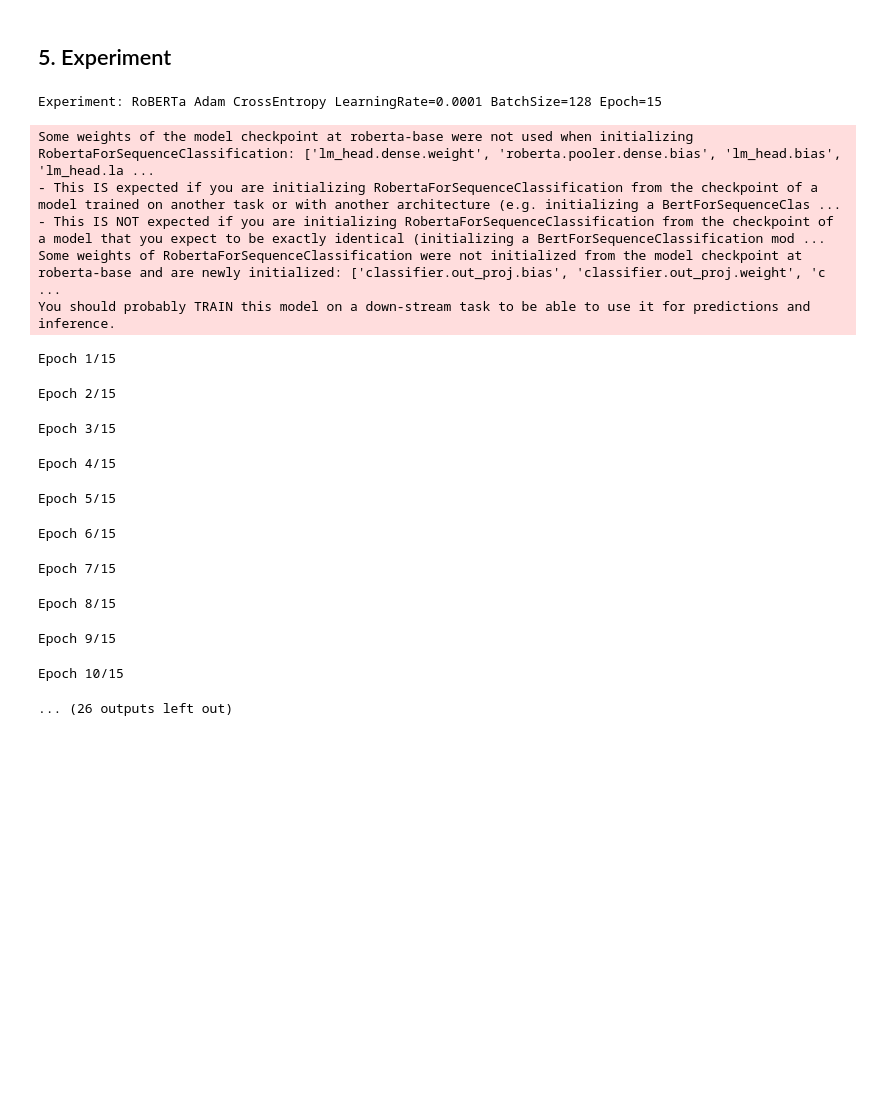
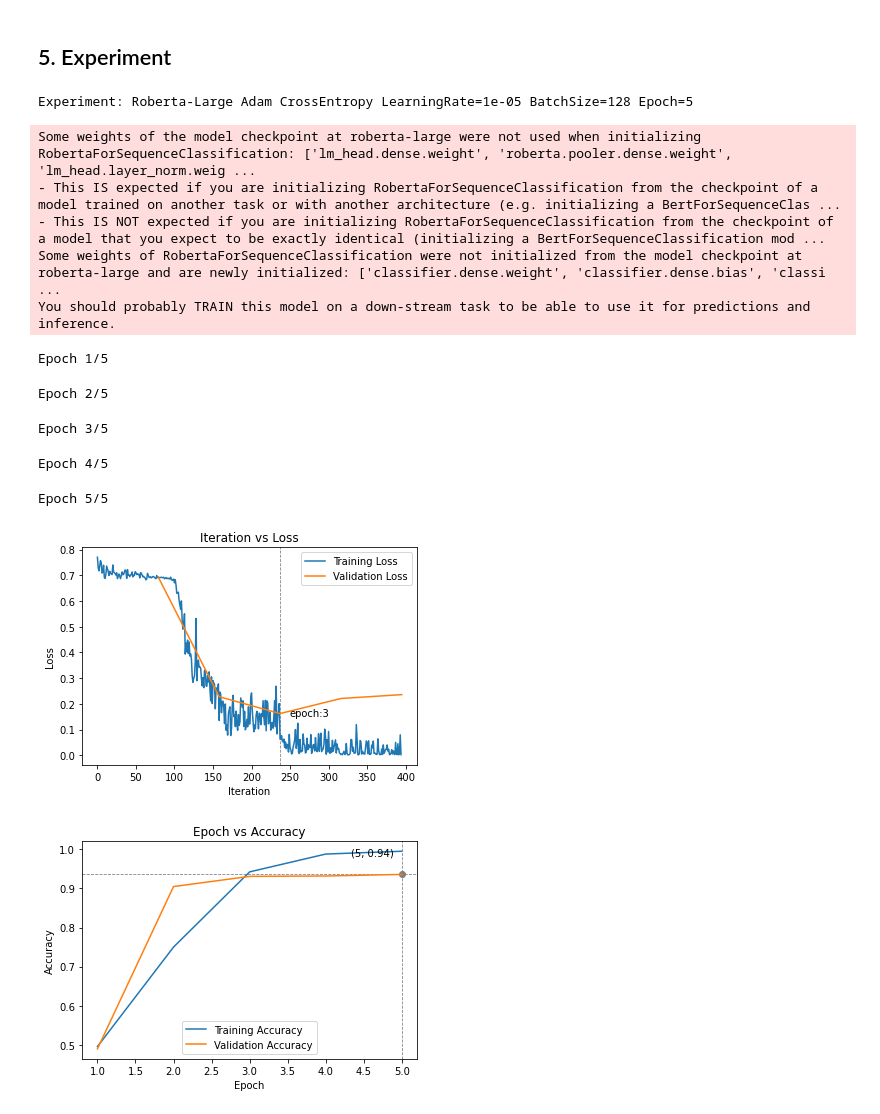
Before and after one commit to LetianLee/MSc-Project-SemEval2020-Task4, a Jupyter notebook: MSc Project/Experiment/Experiment_Subtask_A.ipynb, the cells around one changed output. Cells and saved outputs as stored; diff of their text form; code cells hidden in the pictures; blank space fills up the shorter version.

Commit message:
Adapt to use different pre-trained models. The accuracy of Subtask A is improved to 0.936 !

```diff
--- a/MSc Project/Experiment/Experiment_Subtask_A.ipynb
+++ b/MSc Project/Experiment/Experiment_Subtask_A.ipynb
@@ -97,9 +94,0 @@ Define a function to get a tokenizer.
-# %%
-from transformers import DistilBertTokenizerFast, RobertaTokenizerFast
-
-def get_tokenizer(model_name):
-
-    if model_name == "DistilBERT":
-        return DistilBertTokenizerFast.from_pretrained('distilbert-base-uncased')
-    if model_name == "RoBERTa":
-        return RobertaTokenizerFast.from_pretrained('roberta-base')
@@ -107,0 +97,9 @@ Define a function to do the tokenization.
+# %%
+from transformers import DistilBertTokenizerFast, RobertaTokenizerFast
+
+def get_tokenizer(model_name):
+
+    if model_name.startswith("distilbert"):
+        return DistilBertTokenizerFast.from_pretrained(model_name)
+    if model_name.startswith("roberta"):
+        return RobertaTokenizerFast.from_pretrained(model_name)
@@ -157,10 +157,10 @@ from transformers import DistilBertForSequenceClassification, RobertaForSequence
 
 def get_model(model_name):
 
-    if model_name == "DistilBERT":
-        model = DistilBertForSequenceClassification.from_pretrained('distilbert-base-uncased')
-    if model_name == "RoBERTa":
-        model = RobertaForSequenceClassification.from_pretrained('roberta-base')
+    if model_name.startswith("distilbert"):
+        model = DistilBertForSequenceClassification.from_pretrained(model_name)
+    if model_name.startswith("roberta"):
+        model = RobertaForSequenceClassification.from_pretrained(model_name)
 
     model.to(device)
     return model
@@ -391,7 +391,7 @@ Experiment Different Hyperparameters with Grid Search method.
 """
 
 # model_name = "DistilBERT"
-model_name = "RoBERTa"
+model_name = "roberta-large"     # Check the Pretrained models on https://huggingface.co/transformers/pretrained_models.html
 
 # optimizer_name = 'SGD'
 optimizer_name = 'Adam'
@@ -401,12 +401,12 @@ loss_name = 'CrossEntropy'
 # loss_name = 'Tversky'
 
 # learning_rate_list = [10,1,1e-1,1e-2,1e-3,1e-4,1e-5,1e-6]   # learning rate list
-learning_rate_list = [1e-4,1e-5]                              # learning rate list
+learning_rate_list = [1e-5]                                   # learning rate list
 
 # batch_size_list = [2,4,8,16,32,64,128,256]                  # batch size list
 batch_size_list = [128]                                       # batch size list
 
-epoch = 15
+epoch = 5
 
 
 """
@@ -417,7 +417,7 @@ dataset = get_dataset(model_name)
 
 # Create a directory for this experiment.
 task_directory = "ExperimentResult_A"
-experiment_name = "_".join([time.strftime("%Y%m%d_%H%M", time.localtime()), model_name, optimizer_name, loss_name])
+experiment_name = "_".join([time.strftime("%Y%m%d_%H%M", time.localtime()), model_name.title(), optimizer_name, loss_name])
 os.makedirs("./%s/%s" % (task_directory, experiment_name))
 
 # Experiment and store the results in a CSV file.
@@ -430,50 +430,46 @@ with open(file_name, 'a', newline='') as file:
     for learning_rate in learning_rate_list:
 
         for batch_size in batch_size_list:
-            experiment_info = [model_name, optimizer_name, loss_name,
+            experiment_info = [model_name.title(), optimizer_name, loss_name,
                                "LearningRate=%s" % learning_rate, "BatchSize=%s" % batch_size, "Epoch=%s" % epoch]
             print("Experiment:", " ".join(experiment_info))
 
             # Initialize the model
             model = get_model(model_name)
 
             # Get Loss Function and Optimizer
             # loss_function = get_loss_function(loss_name)
             optimizer = get_optimizer(model, optimizer_name, learning_rate)
 
             # Training
             train_loss_list, train_accuracy_list, val_loss_list, val_accuracy_list = train(
                 model = model,
                 dataset = dataset,
                 optimizer = optimizer,
                 batch_size = batch_size,
                 epoch = epoch,
                 # loss_function = loss_function
             )
 
             # Plot the result
             save_name = "./%s/%s/%s" % (task_directory, experiment_name, "_".join(experiment_info))
             plot_loss_and_acc(train_loss_list, train_accuracy_list, val_loss_list, val_accuracy_list, save_name)
 
             # Record the validation result
-            writer.writerow([model_name, optimizer_name, loss_name, learning_rate, batch_size, epoch,
+            writer.writerow([model_name.title(), optimizer_name, loss_name, learning_rate, batch_size, epoch,
                              val_loss_list, val_accuracy_list, max(val_accuracy_list), np.argmax(val_accuracy_list)+1])
-            # torch.cuda.empty_cache()
+            torch.cuda.empty_cache()
 # %% [output]
-Experiment: RoBERTa Adam CrossEntropy LearningRate=0.0001 BatchSize=128 Epoch=15
+Experiment: Roberta-Large Adam CrossEntropy LearningRate=1e-05 BatchSize=128 Epoch=5
-Some weights of the model checkpoint at roberta-base were not used when initializing RobertaForSequenceClassification: ['lm_head.dense.weight', 'roberta.pooler.dense.bias', 'lm_head.bias', 'lm_head.la ...
+Some weights of the model checkpoint at roberta-large were not used when initializing RobertaForSequenceClassification: ['lm_head.dense.weight', 'roberta.pooler.dense.weight', 'lm_head.layer_norm.weig ...
 - This IS expected if you are initializing RobertaForSequenceClassification from the checkpoint of a model trained on another task or with another architecture (e.g. initializing a BertForSequenceClas ...
 - This IS NOT expected if you are initializing RobertaForSequenceClassification from the checkpoint of a model that you expect to be exactly identical (initializing a BertForSequenceClassification mod ...
-Some weights of RobertaForSequenceClassification were not initialized from the model checkpoint at roberta-base and are newly initialized: ['classifier.out_proj.bias', 'classifier.out_proj.weight', 'c ...
+Some weights of RobertaForSequenceClassification were not initialized from the model checkpoint at roberta-large and are newly initialized: ['classifier.dense.weight', 'classifier.dense.bias', 'classi ...
 You should probably TRAIN this model on a down-stream task to be able to use it for predictions and inference.
-Epoch 1/15
+Epoch 1/5
-Epoch 2/15
+Epoch 2/5
-Epoch 3/15
+Epoch 3/5
-Epoch 4/15
+Epoch 4/5
-Epoch 5/15
+Epoch 5/5
-Epoch 6/15
-Epoch 7/15
-Epoch 8/15
-Epoch 9/15
-Epoch 10/15
-... (26 outputs left out)
+[figure, added]
+[figure, added]
```
Also changed, not shown: parts of 4 cells of this notebook, 3 other files.
